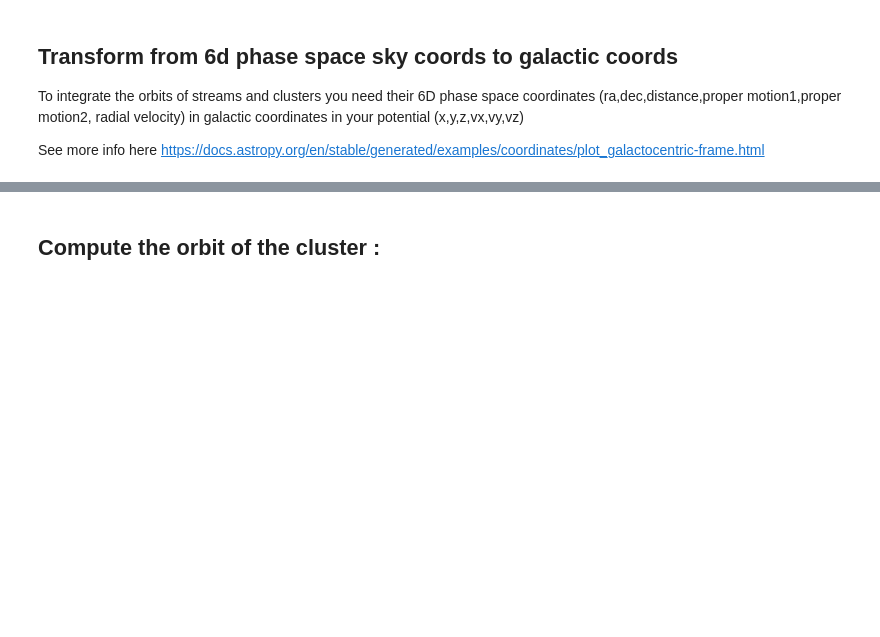
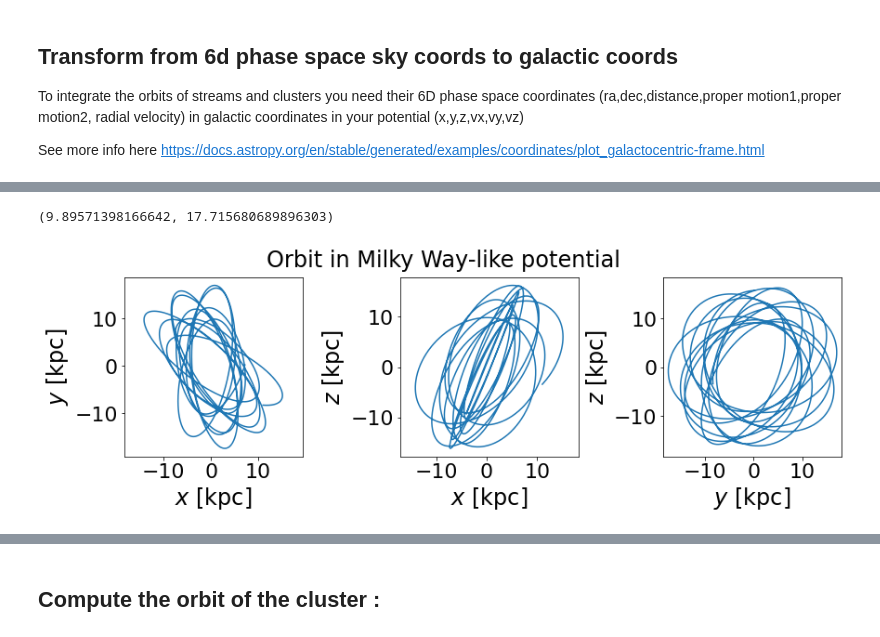
Before and after one commit to cholm-hansen/gc_streams, a Jupyter notebook: MilkyWayPotential2023.ipynb, the cells around one changed output, grey strips where cells are left out. Saved outputs shown, nothing was run; the diff lists cells and outputs as text; code cells hidden in the pictures; blank space fills up the shorter version.

```diff
--- a/MilkyWayPotential2023.ipynb
+++ b/MilkyWayPotential2023.ipynb
@@ -126,0 +150,5 @@ c1 = coord.SkyCoord(ra=ra, dec=dec,
+# %%
+integrate_orbit(name='Pal_5',return_vals=True,verbose=True)
+# %% [output]
+(9.89571398166642, 17.715680689896303)
+[figure, added]
```
Also changed, not shown: parts of 11 cells of this notebook.
